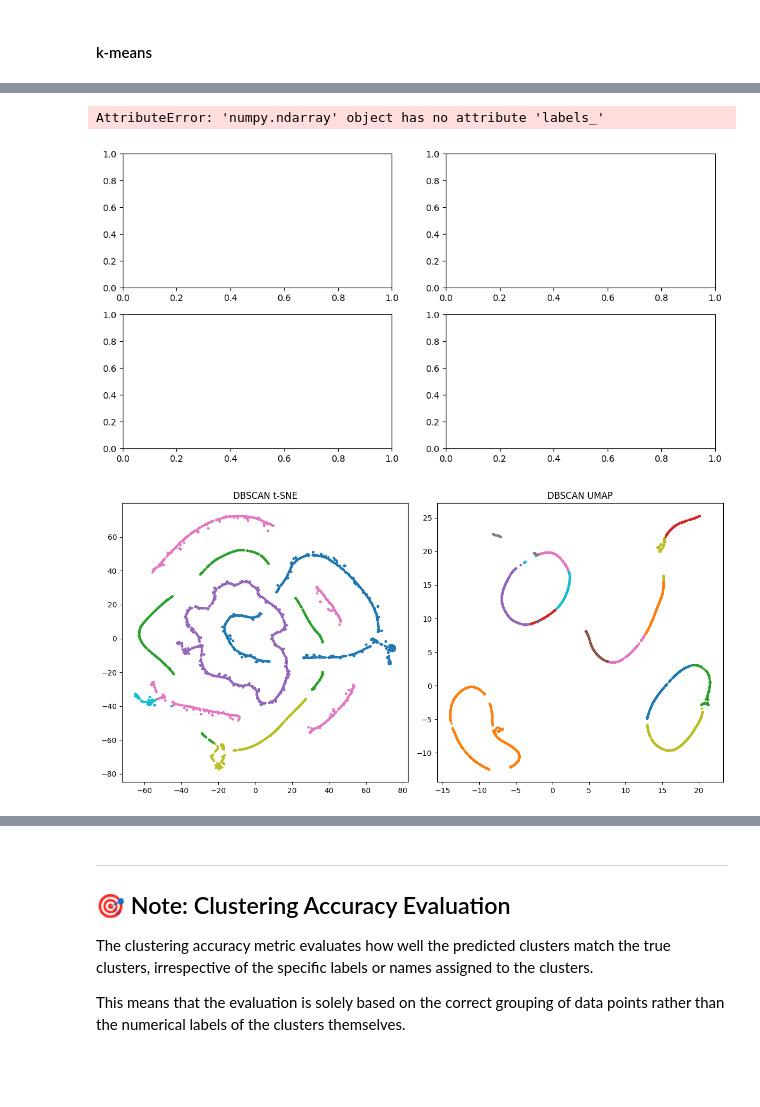
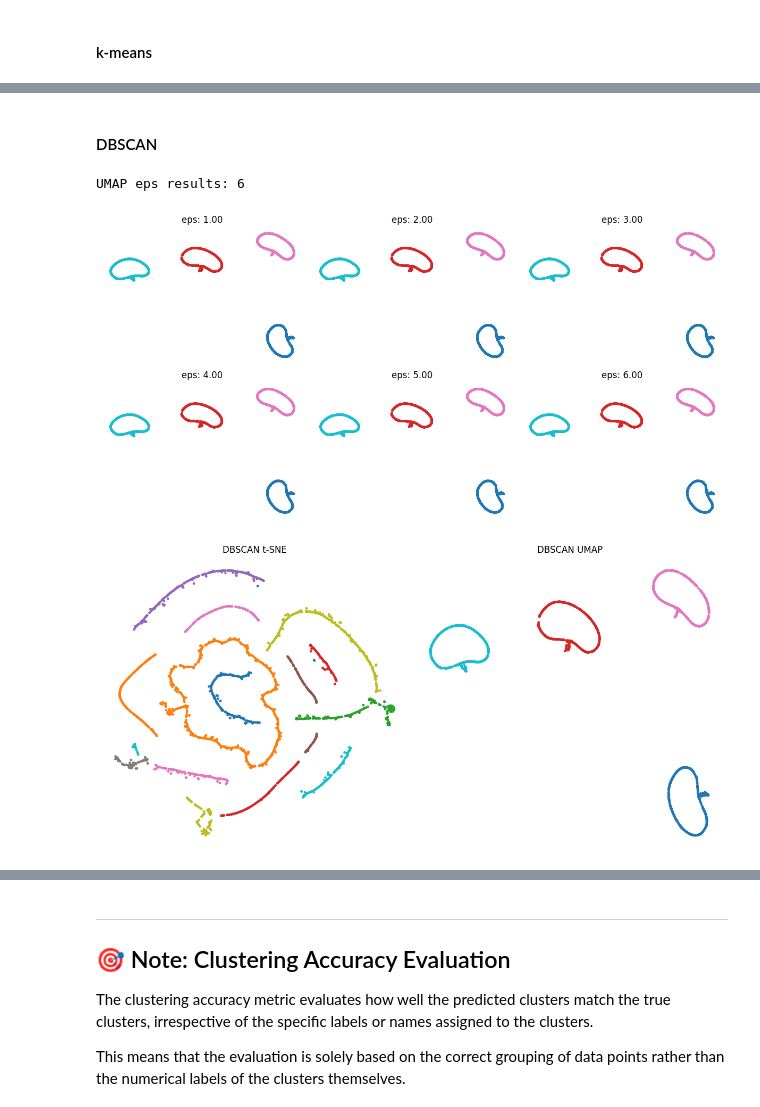
Before and after one commit to fjhanevo/TDT4172, a Jupyter notebook: Assignment2/Chapter_2.ipynb, the cells around one changed output, grey strips where cells are left out. Drawn from its saved outputs; the diff is of its cells as text; code cells hidden in the pictures; blank space fills up the shorter version.

Commit message:
achieved 100% score with k-means and dbscan on the umap dataset

```diff
--- a/Assignment2/Chapter_2.ipynb
+++ b/Assignment2/Chapter_2.ipynb
@@ -666,0 +644,2 @@ plt.show()
+# %% [markdown]
+#### DBSCAN
@@ -667,35 +662,39 @@ plt.show()
+# %%
+data_umap = UMAP(n_components=2, n_neighbors=30, min_dist=0.1).fit_transform(data_scaled)
+# %%
+dbscan_umap_results = find_eps_value(data_umap, interval=1)
+print(f"UMAP eps results: {len(dbscan_umap_results)}")
+# %% [output]
+UMAP eps results: 6
 # %%
-# from the plot above we see the "elbow" begins around y=12..15
-possible_eps_vals = [5,6,7,8]
-fig, ax = plt.subplots(2,2, figsize=(12,6))
+fig, ax = plt.subplots(2,3, figsize=(12,6))
 ax = ax.flatten()
-for index, eps in enumerate(possible_eps_vals):
-    db = DBSCAN(eps=eps).fit_predict(data_umap)
-    labels = db.labels_
-    n_clusters = len(set(labels)) - (1 if - 1 in labels else 0)
-    n_noise = list(labels).count(-1)
-    ax[index].scatter(data_umap[:, 0], data_umap[:,1], c=labels, cmap='tab10', s=5)
-    ax[index].set_title(f"eps: {eps}")
+for index, result in enumerate(dbscan_umap_results):
+    eps = result['eps']
+    labels = result['labels']
+    ax[index].scatter(data_umap[:,0], data_umap[:,1], c=labels, cmap='tab10', s=5)
+    ax[index].set_title(f"eps: {eps:.2f}")
     ax[index].axis('off')
-    print(f"eps={eps:.1f}: clusters={n_clusters}, noise points={n_noise}")
 plt.tight_layout()
 plt.show()
 # %% [output]
-AttributeError: 'numpy.ndarray' object has no attribute 'labels_'
-[figure, old version]
+[figure, new version]
 # %%
-eps=3
-labels_dbscan_umap = DBSCAN(eps=eps).fit_predict(data_tsne)
-labels_dbscan_tsne = DBSCAN(eps=eps).fit_predict(data_umap)
+labels_dbscan_tsne = DBSCAN(eps=3, min_samples=5).fit_predict(data_tsne)
+labels_dbscan_umap = DBSCAN(eps=3, min_samples=5).fit_predict(data_umap)
 
-fig, ax = plt.subplots(1,2, figsize=(12,6))
-# t-SNE plot
-ax[0].scatter(data_tsne[:, 0], data_tsne[:, 1], c=labels_dbscan_tsne, cmap='tab10', s=5)
-ax[0].set_title('DBSCAN t-SNE')
-# UMAP plot
+# plot to verify
+fig, ax = plt.subplots(1,2,figsize=(12,6))
+ax = ax.flatten()
+# DBSCAN t-SNE plot
+ax[0].scatter(data_tsne[:,0], data_tsne[:,1], c=labels_dbscan_tsne, cmap='tab10', s=5)
+ax[0].set_title("DBSCAN t-SNE")
+ax[0].axis('off')
+# DBSCAN UMAP Plot
 ax[1].scatter(data_umap[:, 0], data_umap[:, 1], c=labels_dbscan_umap, cmap='tab10', s=5)
-ax[1].set_title('DBSCAN UMAP')
+ax[1].set_title("DBSCAN UMAP")
+ax[1].axis('off')
 plt.tight_layout()
 plt.show()
 # %% [output]
-[figure, old version]
+[figure, new version]
```
Also changed, not shown: parts of 10 cells of this notebook.
